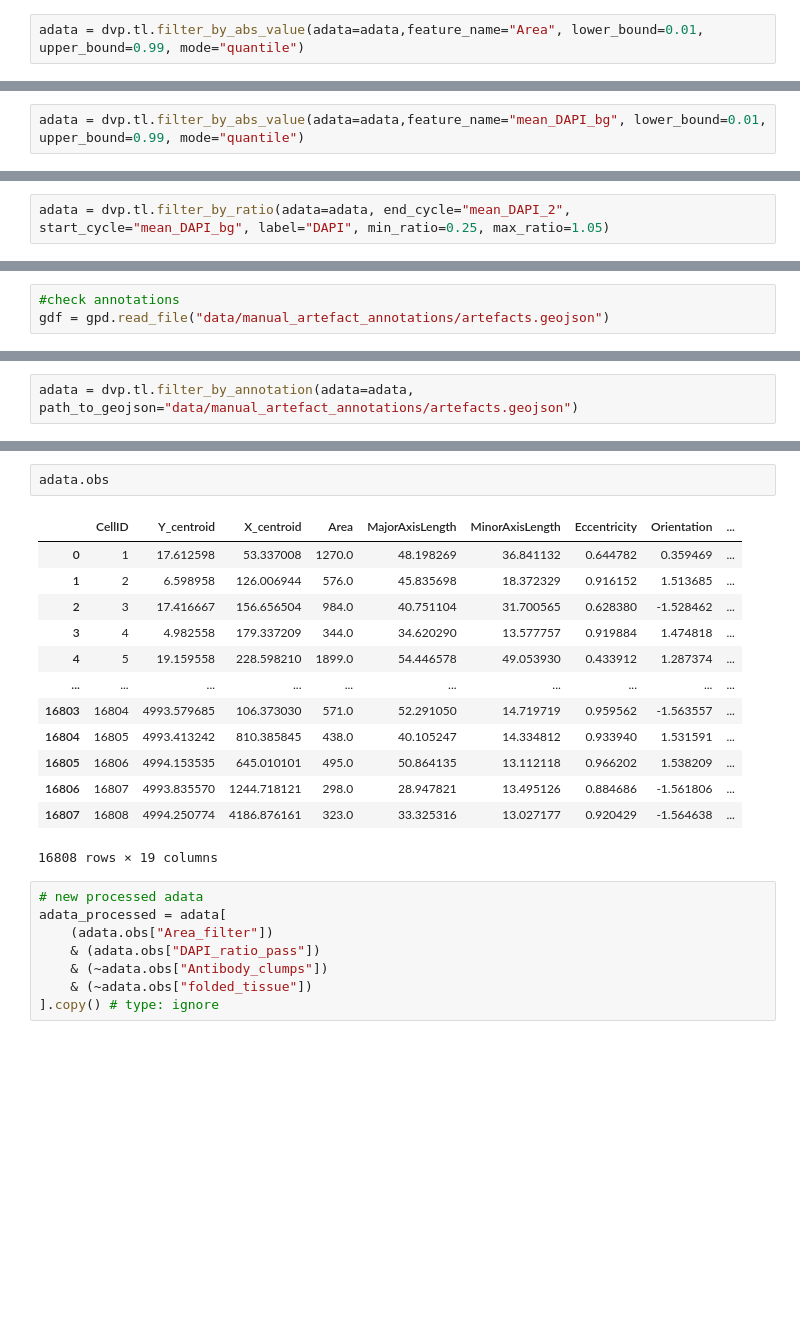
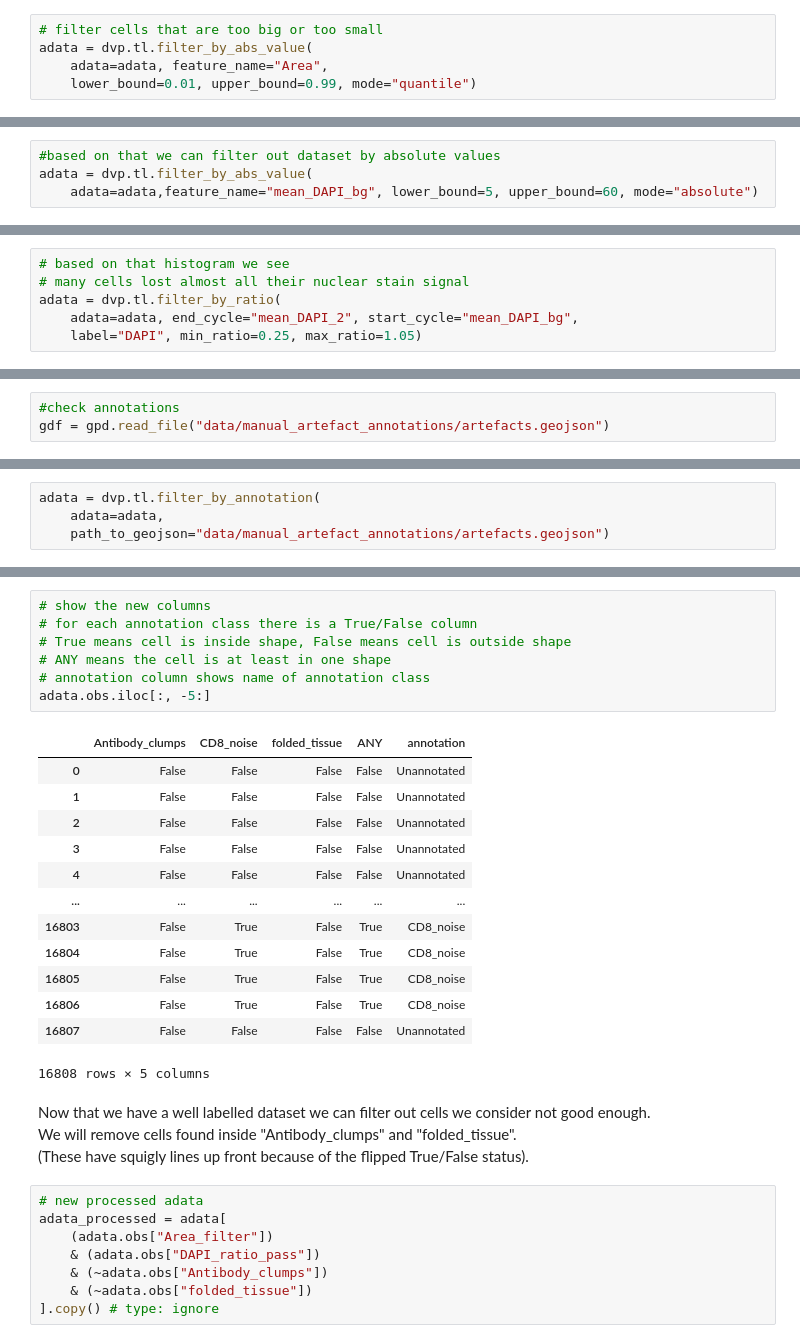
Before and after one commit to lukaskraller/openDVP, a Jupyter notebook: docs/Tutorials/T1_ImageAnalysis.ipynb, the cells around one changed output, grey strips where cells are left out. Saved outputs shown, nothing was run; the diff lists cells and outputs as text; blank space fills up the shorter version.

```diff
--- a/docs/Tutorials/T1_ImageAnalysis.ipynb
+++ b/docs/Tutorials/T1_ImageAnalysis.ipynb
@@ -135,3 +155,6 @@ adata.obs
 # %%
-adata = dvp.tl.filter_by_abs_value(adata=adata,feature_name="Area", lower_bound=0.01, upper_bound=0.99, mode="quantile")
+# filter cells that are too big or too small
+adata = dvp.tl.filter_by_abs_value(
+    adata=adata, feature_name="Area",
+    lower_bound=0.01, upper_bound=0.99, mode="quantile")
 # %% [output]
@@ -188,4 +195,6 @@ sns.histplot(data=df, x="mean_DAPI_bg", bins=200)
 [figure]
 # %%
-adata = dvp.tl.filter_by_abs_value(adata=adata,feature_name="mean_DAPI_bg", lower_bound=0.01, upper_bound=0.99, mode="quantile")
+#based on that we can filter out dataset by absolute values
+adata = dvp.tl.filter_by_abs_value(
+    adata=adata,feature_name="mean_DAPI_bg", lower_bound=5, upper_bound=60, mode="absolute")
 # %% [output]
@@ -224,5 +218,9 @@ ax.set_yscale('log')
 # %% [output]
 [figure]
 # %%
-adata = dvp.tl.filter_by_ratio(adata=adata, end_cycle="mean_DAPI_2", start_cycle="mean_DAPI_bg", label="DAPI", min_ratio=0.25, max_ratio=1.05)
+# based on that histogram we see
+# many cells lost almost all their nuclear stain signal
+adata = dvp.tl.filter_by_ratio(
+    adata=adata, end_cycle="mean_DAPI_2", start_cycle="mean_DAPI_bg",
+    label="DAPI", min_ratio=0.25, max_ratio=1.05)
 # %% [output]
@@ -277,3 +260,5 @@ adata.obs
 # %%
-adata = dvp.tl.filter_by_annotation(adata=adata, path_to_geojson="data/manual_artefact_annotations/artefacts.geojson")
+adata = dvp.tl.filter_by_annotation(
+    adata=adata,
+    path_to_geojson="data/manual_artefact_annotations/artefacts.geojson")
 # %% [output]
@@ -283,19 +268,28 @@ adata = dvp.tl.filter_by_annotation(adata=adata, path_to_geojson="data/manual_ar
 # %%
-adata.obs
+# show the new columns
+# for each annotation class there is a True/False column
+# True means cell is inside shape, False means cell is outside shape
+# ANY means the cell is at least in one shape
+# annotation column shows name of annotation class
+adata.obs.iloc[:, -5:]
 # %% [output]
-|  | CellID | Y_centroid | X_centroid | Area | MajorAxisLength | MinorAxisLength | Eccentricity | Orientation | ... |
-| 0 | 1 | 17.612598 | 53.337008 | 1270.0 | 48.198269 | 36.841132 | 0.644782 | 0.359469 | ... |
-| 1 | 2 | 6.598958 | 126.006944 | 576.0 | 45.835698 | 18.372329 | 0.916152 | 1.513685 | ... |
-| 2 | 3 | 17.416667 | 156.656504 | 984.0 | 40.751104 | 31.700565 | 0.628380 | -1.528462 | ... |
-| 3 | 4 | 4.982558 | 179.337209 | 344.0 | 34.620290 | 13.577757 | 0.919884 | 1.474818 | ... |
-| 4 | 5 | 19.159558 | 228.598210 | 1899.0 | 54.446578 | 49.053930 | 0.433912 | 1.287374 | ... |
-| ... | ... | ... | ... | ... | ... | ... | ... | ... | ... |
-| 16803 | 16804 | 4993.579685 | 106.373030 | 571.0 | 52.291050 | 14.719719 | 0.959562 | -1.563557 | ... |
-| 16804 | 16805 | 4993.413242 | 810.385845 | 438.0 | 40.105247 | 14.334812 | 0.933940 | 1.531591 | ... |
-| 16805 | 16806 | 4994.153535 | 645.010101 | 495.0 | 50.864135 | 13.112118 | 0.966202 | 1.538209 | ... |
-| 16806 | 16807 | 4993.835570 | 1244.718121 | 298.0 | 28.947821 | 13.495126 | 0.884686 | -1.561806 | ... |
-| 16807 | 16808 | 4994.250774 | 4186.876161 | 323.0 | 33.325316 | 13.027177 | 0.920429 | -1.564638 | ... |
+|  | Antibody_clumps | CD8_noise | folded_tissue | ANY | annotation |
+| 0 | False | False | False | False | Unannotated |
+| 1 | False | False | False | False | Unannotated |
+| 2 | False | False | False | False | Unannotated |
+| 3 | False | False | False | False | Unannotated |
+| 4 | False | False | False | False | Unannotated |
+| ... | ... | ... | ... | ... | ... |
+| 16803 | False | True | False | True | CD8_noise |
+| 16804 | False | True | False | True | CD8_noise |
+| 16805 | False | True | False | True | CD8_noise |
+| 16806 | False | True | False | True | CD8_noise |
+| 16807 | False | False | False | False | Unannotated |
-16808 rows × 19 columns
+16808 rows × 5 columns
+# %% [markdown]
+Now that we have a well labelled dataset we can filter out cells we consider not good enough.
+We will remove cells found inside "Antibody_clumps" and "folded_tissue".
+(These have squigly lines up front because of the flipped True/False status).
 # %%
 # new processed adata
 adata_processed = adata[
```
Also changed, not shown: parts of 98 cells of this notebook, 9 other files.
